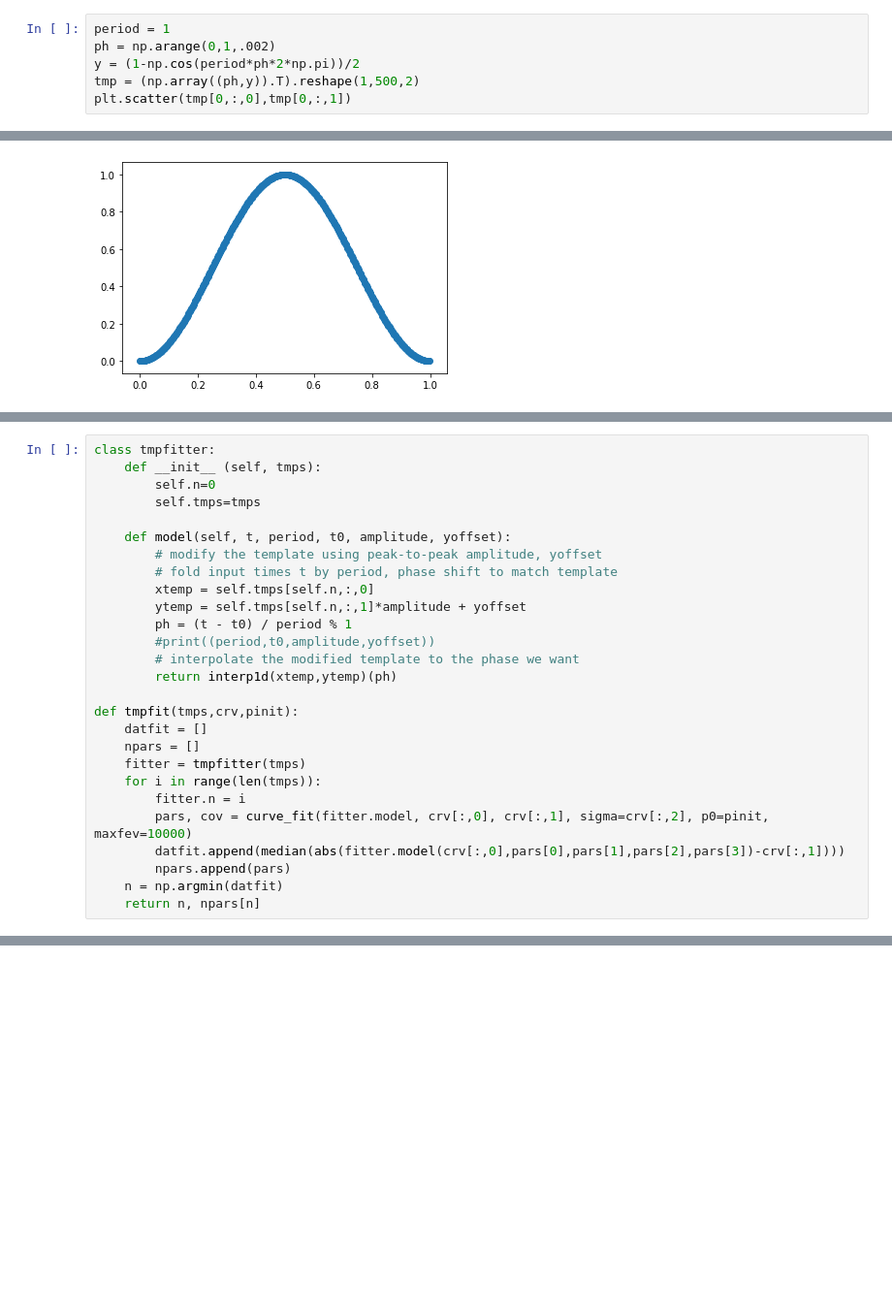
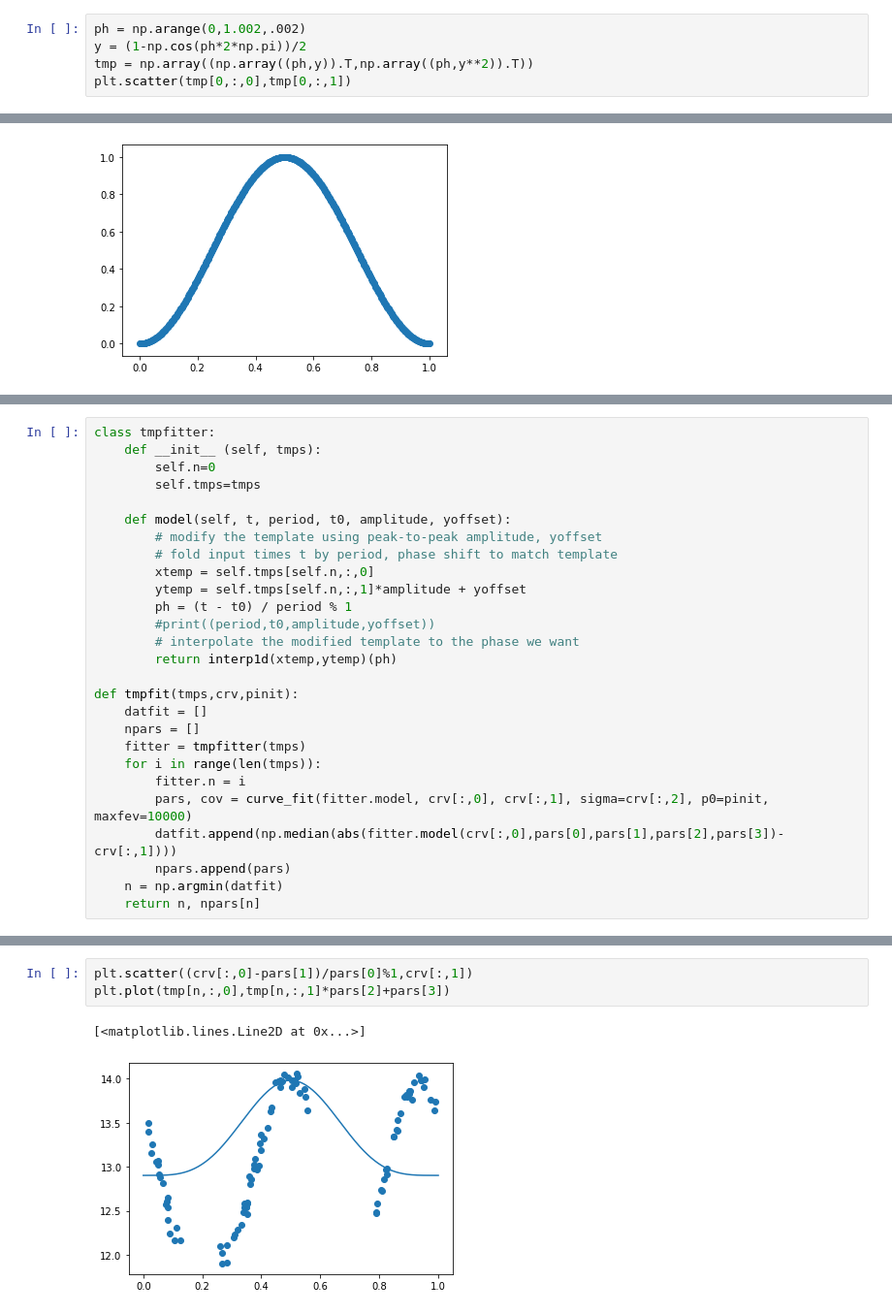
Before and after one commit to KyleLMatt/CurveFit, a Jupyter notebook: test.ipynb, the cells around one changed output, grey strips where cells are left out. Shown at 97% size. Cells and saved outputs as stored; diff of their text form; blank space fills up the shorter version.

```diff
--- a/test.ipynb
+++ b/test.ipynb
@@ -6,8 +9,7 @@ from scipy.interpolate import interp1d
 # %%
-period = 1
-ph = np.arange(0,1,.002)
-y = (1-np.cos(period*ph*2*np.pi))/2
-tmp = (np.array((ph,y)).T).reshape(1,500,2)
+ph = np.arange(0,1.002,.002)
+y = (1-np.cos(ph*2*np.pi))/2
+tmp = np.array((np.array((ph,y)).T,np.array((ph,y**2)).T))
 plt.scatter(tmp[0,:,0],tmp[0,:,1])
 # %% [output]
 <matplotlib.collections.PathCollection at 0x...>
@@ -46,7 +52,7 @@ def tmpfit(tmps,crv,pinit):
     for i in range(len(tmps)):
         fitter.n = i
         pars, cov = curve_fit(fitter.model, crv[:,0], crv[:,1], sigma=crv[:,2], p0=pinit, maxfev=10000)
-        datfit.append(median(abs(fitter.model(crv[:,0],pars[0],pars[1],pars[2],pars[3])-crv[:,1])))
+        datfit.append(np.median(abs(fitter.model(crv[:,0],pars[0],pars[1],pars[2],pars[3])-crv[:,1])))
         npars.append(pars)
     n = np.argmin(datfit)
     return n, npars[n]
@@ -56,0 +66,6 @@ ValueError: A value in x_new is above the interpolation range.
+# %%
+plt.scatter((crv[:,0]-pars[1])/pars[0]%1,crv[:,1])
+plt.plot(tmp[n,:,0],tmp[n,:,1]*pars[2]+pars[3])
+# %% [output]
+[<matplotlib.lines.Line2D at 0x...>]
+[figure, added]
```
Also changed, not shown: parts of 3 cells of this notebook, 2 other files.
